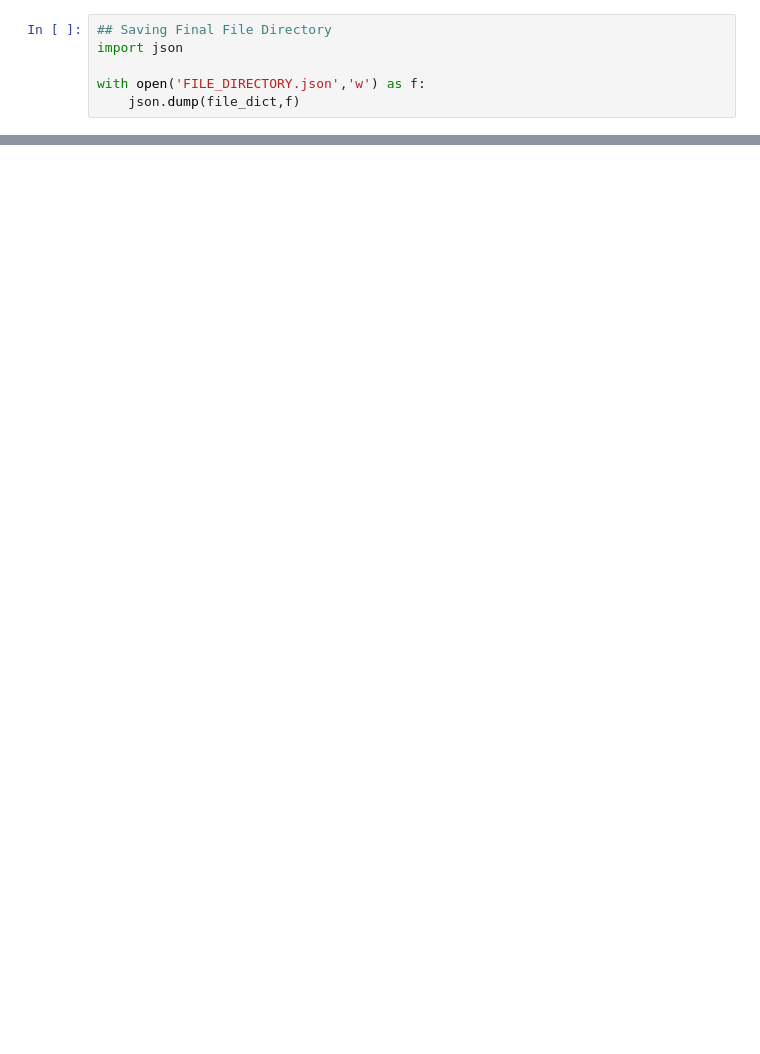
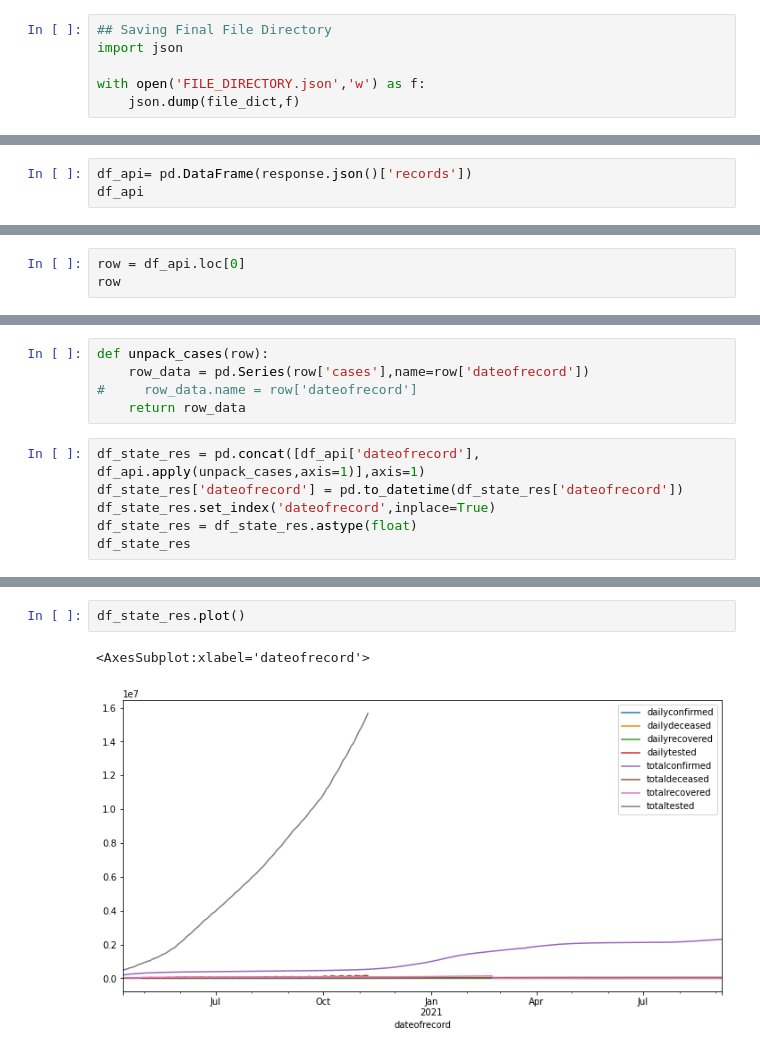
Before and after one commit to jirvingphd/predicting-the-pandemic, a Jupyter notebook: 1_Data Acquisition & Comparing Sources.ipynb, the cells around one changed output, grey strips where cells are left out. Saved outputs shown, nothing was run; the diff lists cells and outputs as text; blank space fills up the shorter version.

```diff
--- a/1_Data Acquisition & Comparing Sources.ipynb
+++ b/1_Data Acquisition & Comparing Sources.ipynb
@@ -1335,0 +1480,3 @@ with open('FILE_DIRECTORY.json','w') as f:
+# %%
+df_api= pd.DataFrame(response.json()['records'])
+df_api
@@ -1335,0 +1497,3 @@ with open('FILE_DIRECTORY.json','w') as f:
+# %%
+row = df_api.loc[0]
+row
@@ -1335,0 +1516,11 @@ with open('FILE_DIRECTORY.json','w') as f:
+# %%
+def unpack_cases(row):
+    row_data = pd.Series(row['cases'],name=row['dateofrecord'])
+#     row_data.name = row['dateofrecord']
+    return row_data
+# %%
+df_state_res = pd.concat([df_api['dateofrecord'], df_api.apply(unpack_cases,axis=1)],axis=1)
+df_state_res['dateofrecord'] = pd.to_datetime(df_state_res['dateofrecord'])
+df_state_res.set_index('dateofrecord',inplace=True)
+df_state_res = df_state_res.astype(float)
+df_state_res
@@ -1335,0 +1542,5 @@ with open('FILE_DIRECTORY.json','w') as f:
+# %%
+df_state_res.plot()
+# %% [output]
+<AxesSubplot:xlabel='dateofrecord'>
+[figure, added]
```
Also changed, not shown: parts of 56 cells of this notebook, 11 other files.
